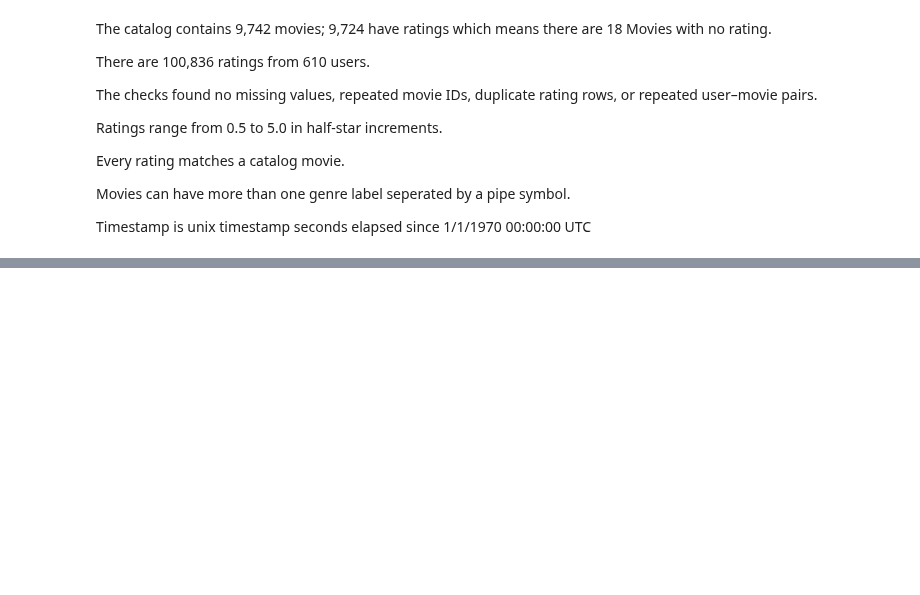
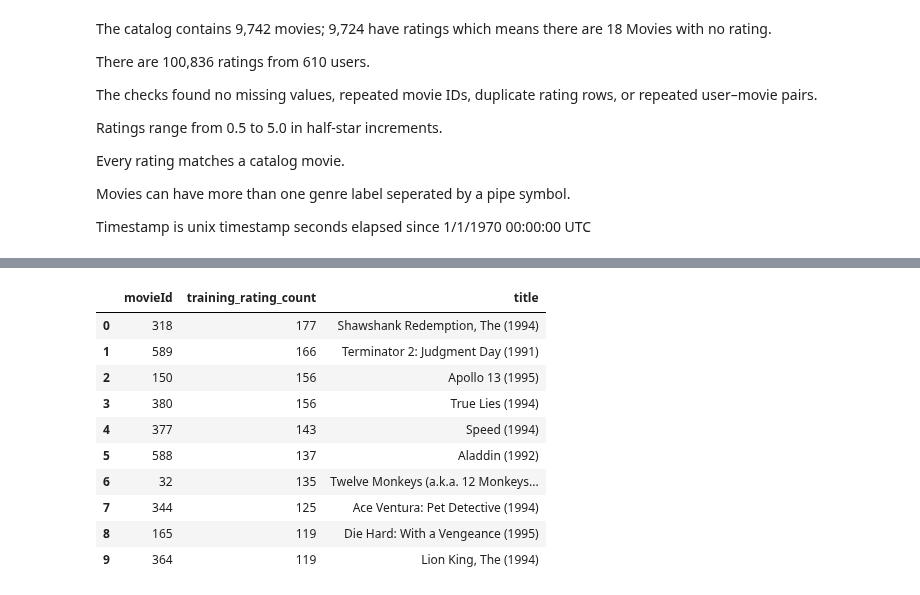
Before and after one commit to clarkbrendenj/movie-recommendation-system, a Jupyter notebook: notebooks/01_data_exploration.ipynb, the cells around one changed output, grey strips where cells are left out. Saved outputs shown, nothing was run; the diff lists cells and outputs as text; code cells hidden in the pictures; blank space fills up the shorter version.

```diff
--- a/notebooks/01_data_exploration.ipynb
+++ b/notebooks/01_data_exploration.ipynb
@@ -202,0 +342,35 @@ Timestamp is unix timestamp seconds elapsed since 1/1/1970 00:00:00 UTC
+# %%
+def recommend_popular(user_id, training_data, popularity_ranking, n=10):
+    """Return popular movies the user has not rated in training."""
+
+    rated_movie_ids = training_data.loc[
+        training_data["userId"] == user_id,
+        "movieId"
+    ]
+
+    eligible_movies = popularity_ranking.loc[
+        ~popularity_ranking["movieId"].isin(rated_movie_ids)
+    ]
+
+    return eligible_movies.head(n).reset_index(drop=True)
+# %%
+user_1_recommendations = recommend_popular(
+    user_id=1,
+    training_data=train_ratings,
+    popularity_ranking=movie_popularity,
+    n=10
+)
+
+user_1_recommendations
+# %% [output]
+|  | movieId | training_rating_count | title |
+| 0 | 318 | 177 | Shawshank Redemption, The (1994) |
+| 1 | 589 | 166 | Terminator 2: Judgment Day (1991) |
+| 2 | 150 | 156 | Apollo 13 (1995) |
+| 3 | 380 | 156 | True Lies (1994) |
+| 4 | 377 | 143 | Speed (1994) |
+| 5 | 588 | 137 | Aladdin (1992) |
+| 6 | 32 | 135 | Twelve Monkeys (a.k.a. 12 Monkeys... |
+| 7 | 344 | 125 | Ace Ventura: Pet Detective (1994) |
+| 8 | 165 | 119 | Die Hard: With a Vengeance (1995) |
+| 9 | 364 | 119 | Lion King, The (1994) |
```
Also changed, not shown: parts of 24 cells of this notebook.
